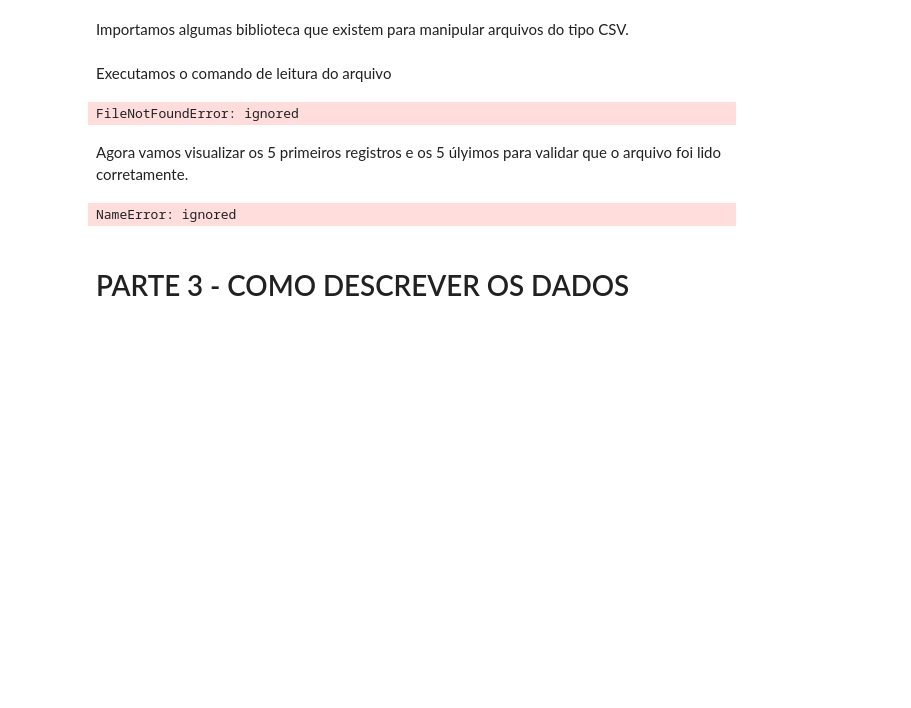
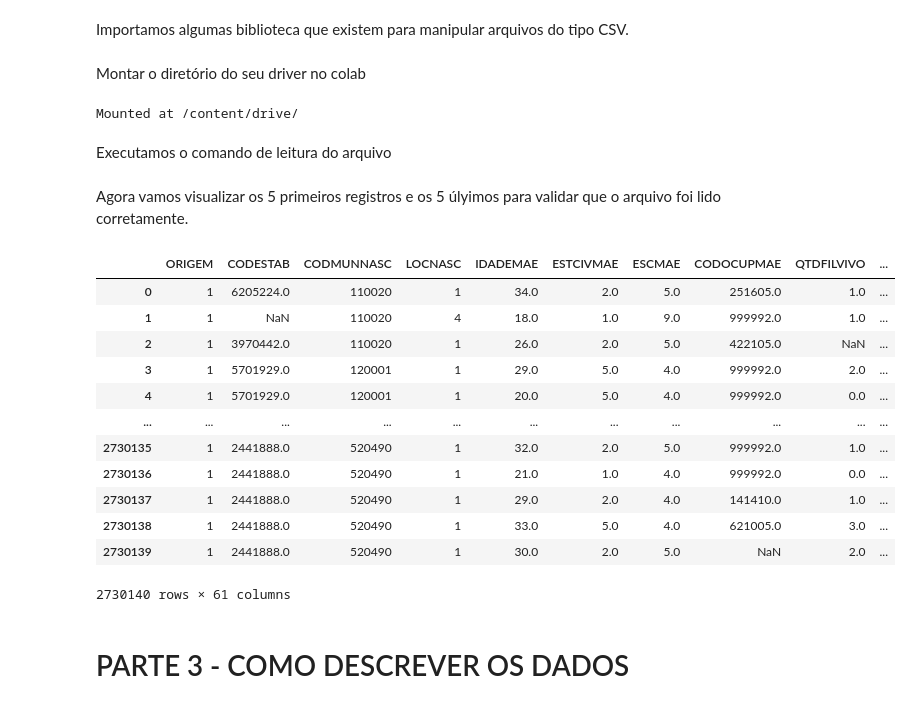
Before and after one commit to robertopcarreiro/cidacs-PgBSMI, a Jupyter notebook: sinasc-lab.ipynb, the cells around one changed output. Cells and saved outputs as stored; diff of their text form; code cells hidden in the pictures; blank space fills up the shorter version.

```diff
--- a/sinasc-lab.ipynb
+++ b/sinasc-lab.ipynb
@@ -55,19 +56,37 @@ import csv
+# %% [markdown]
+Montar o diretório do seu driver no colab
+# %%
+drive.mount('/content/drive/', force_remount=True)
+# %% [output]
+Mounted at /content/drive/
 # %% [markdown]
 Executamos o comando de leitura do arquivo
 # %%
-sinasc_pdf_2020 = pd.read_csv('/content/SINASC_2020.csv',
+sinasc_pdf_2020 = pd.read_csv('/content/drive/MyDrive/Colab Notebooks/sinasc/SINASC_2020.csv',
                               header=0,
                               sep=';',
-                              quotechar='"')
+                              quotechar='"',
+                              #dtype={'GESTACAO': 'Int64'} # para conversão de tipos de variáveis
+                              )
-# %% [output]
-FileNotFoundError: ignored
 # %% [markdown]
 Agora vamos visualizar os 5 primeiros registros e os 5 úlyimos para validar que o arquivo foi lido corretamente.
 # %%
-#pd.set_option('display.max_columns', 100)
+pd.set_option('display.max_columns', 100)
 sinasc_pdf_2020.head(-5)
 # %% [output]
+|  | ORIGEM | CODESTAB | CODMUNNASC | LOCNASC | IDADEMAE | ESTCIVMAE | ESCMAE | CODOCUPMAE | QTDFILVIVO | ... |
+| 0 | 1 | 6205224.0 | 110020 | 1 | 34.0 | 2.0 | 5.0 | 251605.0 | 1.0 | ... |
+| 1 | 1 | NaN | 110020 | 4 | 18.0 | 1.0 | 9.0 | 999992.0 | 1.0 | ... |
+| 2 | 1 | 3970442.0 | 110020 | 1 | 26.0 | 2.0 | 5.0 | 422105.0 | NaN | ... |
+| 3 | 1 | 5701929.0 | 120001 | 1 | 29.0 | 5.0 | 4.0 | 999992.0 | 2.0 | ... |
+| 4 | 1 | 5701929.0 | 120001 | 1 | 20.0 | 5.0 | 4.0 | 999992.0 | 0.0 | ... |
+| ... | ... | ... | ... | ... | ... | ... | ... | ... | ... | ... |
+| 2730135 | 1 | 2441888.0 | 520490 | 1 | 32.0 | 2.0 | 5.0 | 999992.0 | 1.0 | ... |
+| 2730136 | 1 | 2441888.0 | 520490 | 1 | 21.0 | 1.0 | 4.0 | 999992.0 | 0.0 | ... |
+| 2730137 | 1 | 2441888.0 | 520490 | 1 | 29.0 | 2.0 | 4.0 | 141410.0 | 1.0 | ... |
+| 2730138 | 1 | 2441888.0 | 520490 | 1 | 33.0 | 5.0 | 4.0 | 621005.0 | 3.0 | ... |
+| 2730139 | 1 | 2441888.0 | 520490 | 1 | 30.0 | 2.0 | 5.0 | NaN | 2.0 | ... |
-NameError: ignored
+2730140 rows × 61 columns
 # %% [markdown]
 # PARTE 3 - COMO DESCREVER OS DADOS
 # %% [markdown]
```
Also changed, not shown: parts of 12 cells of this notebook, 1 other file.
